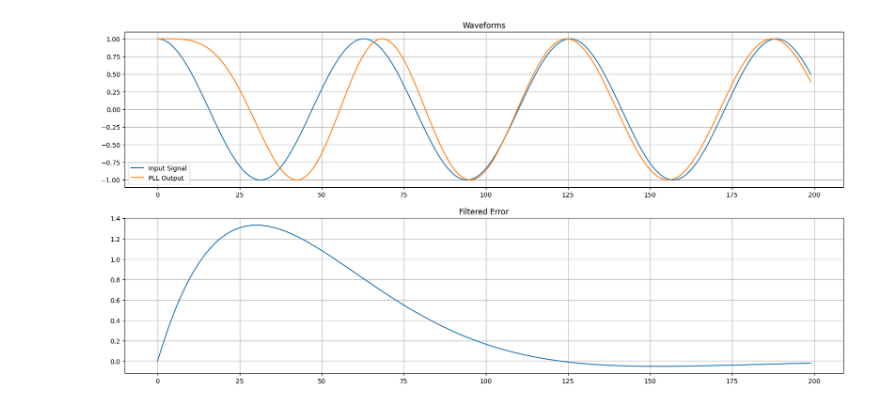
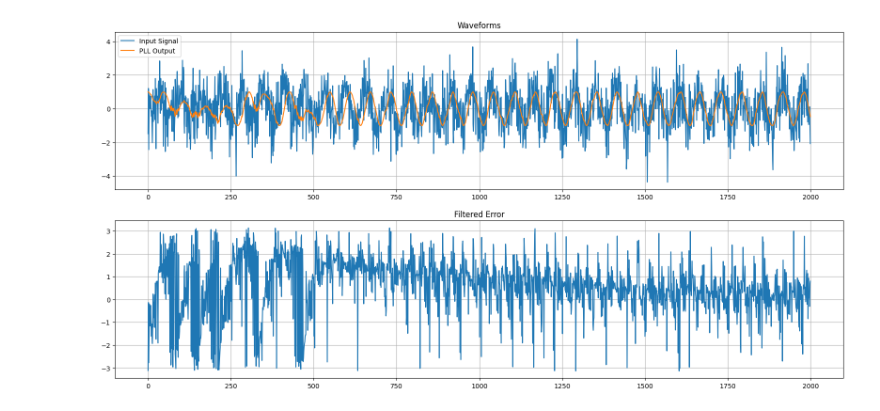
Before and after one commit to stevester94/notebooks, a Jupyter notebook: PLL_Liquid.ipynb, the cells around one changed output. Saved outputs shown, nothing was run; the diff lists cells and outputs as text; code cells hidden in the pictures.

```diff
--- a/PLL_Liquid.ipynb
+++ b/PLL_Liquid.ipynb
@@ -9,8 +9,8 @@ class PhaseLockedLoop:
         self.alpha = 0.05
         self.beta  = 0.5*self.alpha*self.alpha;
         self.phase_out     = 0.0
-        self.frequency_out = 0
-
+        self.frequency_out_Hz = 0
+        self.fs = 100
         self.last_out = np.exp(0j)
 
     def proc( self, in_, ):
@@ -19,23 +19,25 @@ class PhaseLockedLoop:
         self.last_out = np.exp( 1.0j * self.phase_out )
 
         self.phase_out += self.alpha * phase_error
-        self.frequency_out += self.beta * phase_error
+        self.frequency_out_Hz += self.beta * phase_error
 
-        self.phase_out += self.frequency_out
+        self.phase_out += self.frequency_out_Hz * 2 * np.pi / self.fs
         if self.phase_out > 2*np.pi:
             self.phase_out -= 2*np.pi
 
         return self.last_out, phase_error
 
-# fs = 100
-# duration_secs = 5
-# t = np.linspace(0,duration_secs, int(duration_secs*fs))
-t = np.arange( 0,200 )
+fs = 100
+duration_secs = 20
+t = np.linspace(0,duration_secs, int(duration_secs*fs))
+# t = np.arange( 0,200 )
 
 in_A      = 1
-in_f      = 0.1
-in_phi    = 0
-in_sig    = in_A * np.exp( 1.0j * in_f * t + in_phi)
+in_f      = 10
+in_phi    = np.random.normal(0, 0.1, size=len(t)) + np.pi # Sprinkle in a little phase noise
+in_sig    = in_A * np.exp( 1.0j * (in_f * t + in_phi) )
+
+in_sig +=  np.random.normal(0, 1.0, size=len(t)) # AWGN
 
 e_D = [] #phase-error output
 cos_out = []
@@ -46,31 +48,31 @@ pll = PhaseLockedLoop(  )
 for n in range(len(in_sig)):
     out_sig, _e_D = pll.proc( in_sig[n] )
 
     cos_out.append( out_sig )
     e_D.append( _e_D )
 
 
 
 # Create a Figure
 fig = plt.figure()
 fig.set_figheight(20)
 fig.set_figwidth(20)
 
 # Set up Axes
 ax1 = fig.add_subplot(411)
 ax1.plot(in_sig, label='Input Signal')
 ax1.plot(cos_out, label='PLL Output')
 plt.grid()
 plt.legend()
 ax1.set_title('Waveforms')
 
 # Show the plot
 #plt.show()
 
 ax2 = fig.add_subplot(412)
 ax2.plot( e_D )
 plt.grid()
 ax2.set_title('Filtered Error')
 plt.show()
 # %% [output]
-[figure, old version]
+[figure, new version]
```
